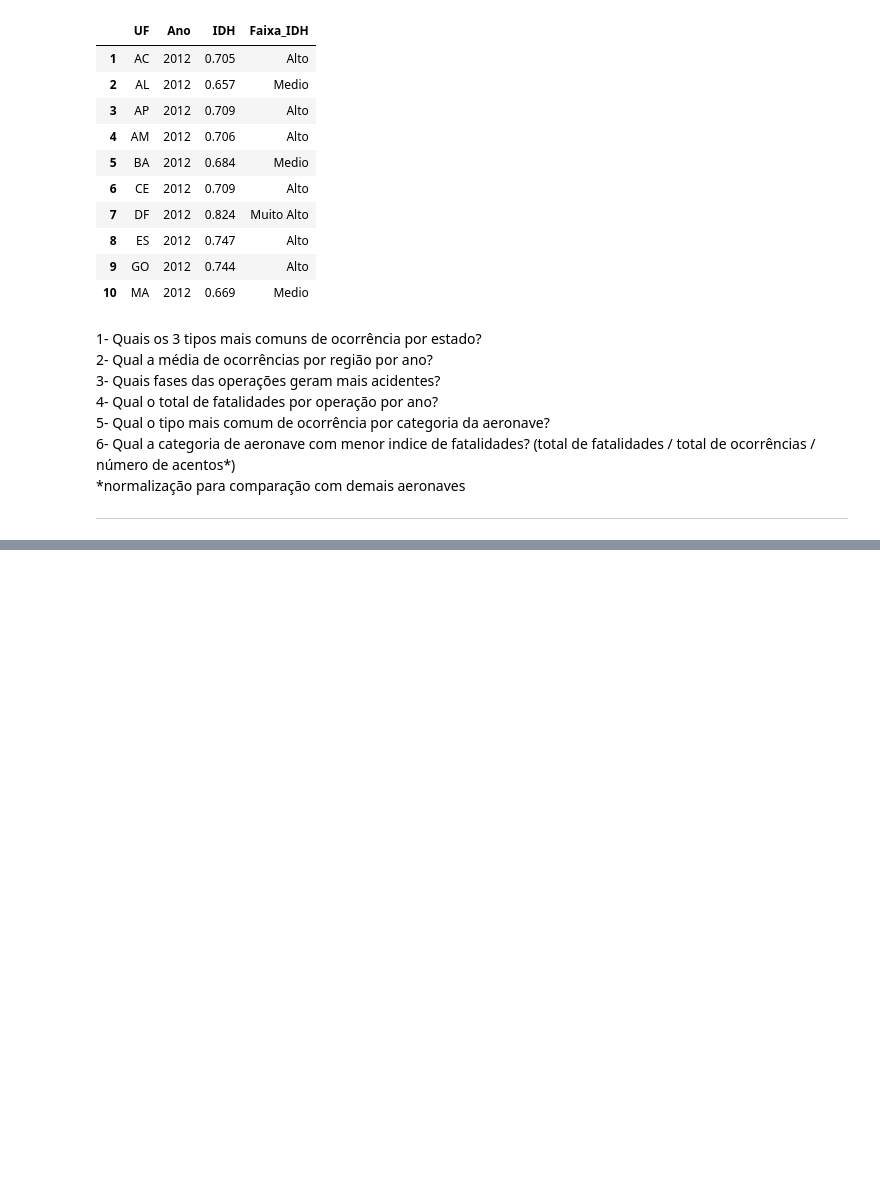
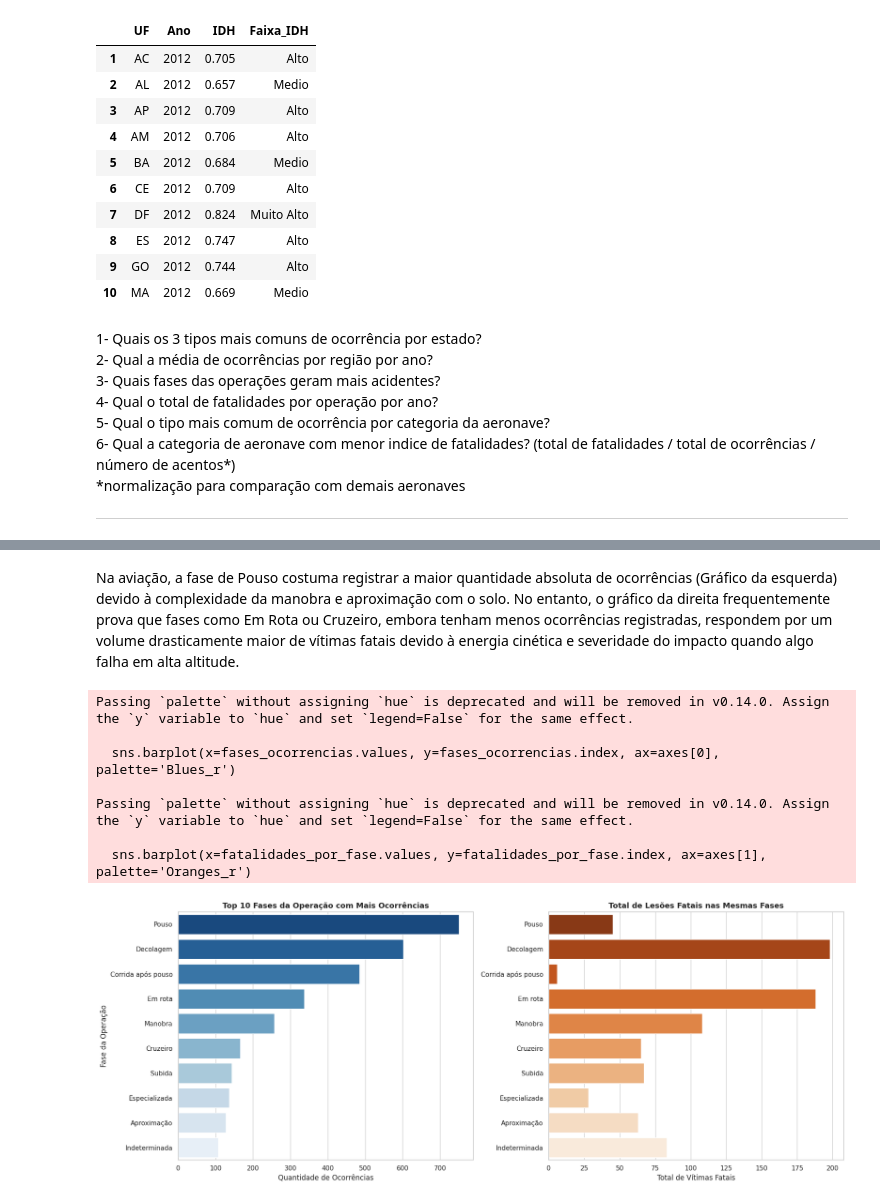
Before and after one commit to Jobanu/Projeto-Final-DS-PY-004, a Jupyter notebook: notebook/analise.ipynb, the cells around one changed output, grey strips where cells are left out. Drawn from its saved outputs; the diff is of its cells as text; code cells hidden in the pictures; blank space fills up the shorter version.

```diff
--- a/notebook/analise.ipynb
+++ b/notebook/analise.ipynb
@@ -1166,0 +1440,28 @@ M60                                 4.000000
+# %% [markdown]
+Na aviação, a fase de Pouso costuma registrar a maior quantidade absoluta de ocorrências (Gráfico da esquerda) devido à complexidade da manobra e aproximação com o solo. No entanto, o gráfico da direita frequentemente prova que fases como Em Rota ou Cruzeiro, embora tenham menos ocorrências registradas, respondem por um volume drasticamente maior de vítimas fatais devido à energia cinética e severidade do impacto quando algo falha em alta altitude.
+# %%
+fig, axes = plt.subplots(1, 2, figsize=(18, 7))
+
+fases_ocorrencias = df['Fase_da_Operacao'].value_counts().head(10)
+sns.barplot(x=fases_ocorrencias.values, y=fases_ocorrencias.index, ax=axes[0], palette='Blues_r')
+axes[0].set_title('Top 10 Fases da Operação com Mais Ocorrências', fontsize=13, fontweight='bold')
+axes[0].set_xlabel('Quantidade de Ocorrências')
+axes[0].set_ylabel('Fase da Operação')
+
+fatalidades_por_fase = df.groupby('Fase_da_Operacao')['Total_Lesoes_Fatais'].sum().loc[fases_ocorrencias.index]
+sns.barplot(x=fatalidades_por_fase.values, y=fatalidades_por_fase.index, ax=axes[1], palette='Oranges_r')
+axes[1].set_title('Total de Lesões Fatais nas Mesmas Fases', fontsize=13, fontweight='bold')
+axes[1].set_xlabel('Total de Vítimas Fatais')
+axes[1].set_ylabel('')
+
+plt.tight_layout()
+plt.show()
+# %% [output]
+Passing `palette` without assigning `hue` is deprecated and will be removed in v0.14.0. Assign the `y` variable to `hue` and set `legend=False` for the same effect.
+
+  sns.barplot(x=fases_ocorrencias.values, y=fases_ocorrencias.index, ax=axes[0], palette='Blues_r')
+
+Passing `palette` without assigning `hue` is deprecated and will be removed in v0.14.0. Assign the `y` variable to `hue` and set `legend=False` for the same effect.
+
+  sns.barplot(x=fatalidades_por_fase.values, y=fatalidades_por_fase.index, ax=axes[1], palette='Oranges_r')
+[figure, added]
```
Also changed, not shown: parts of 44 cells of this notebook.
